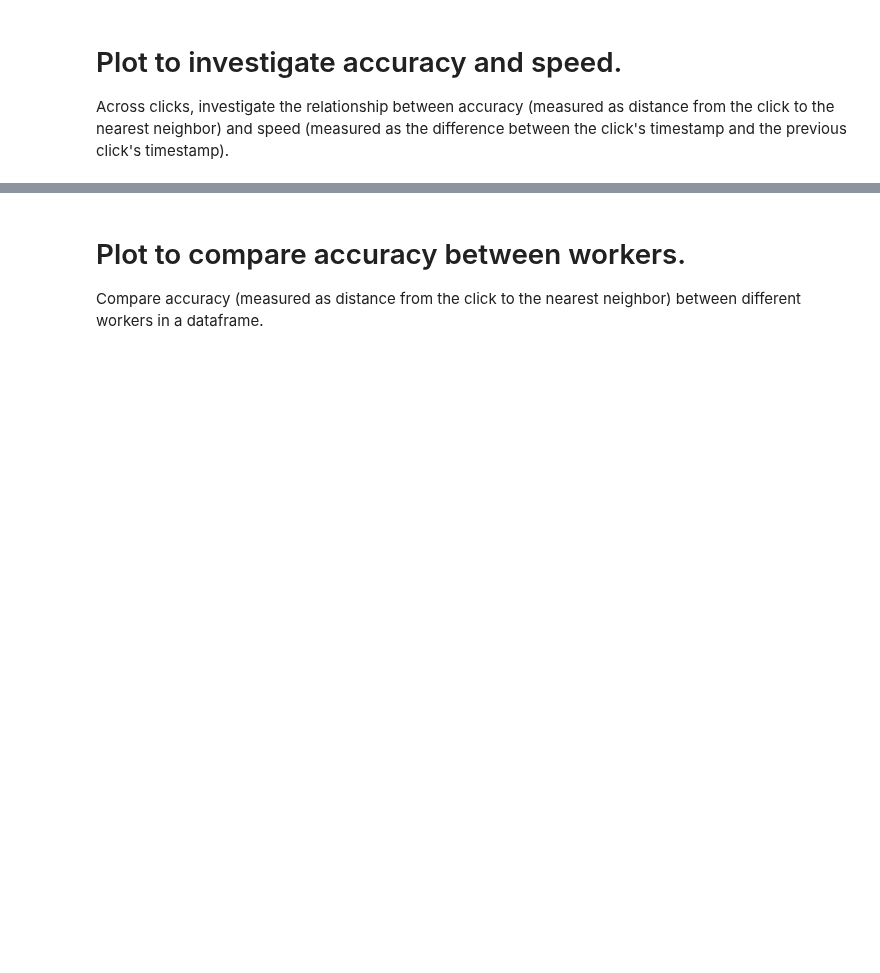
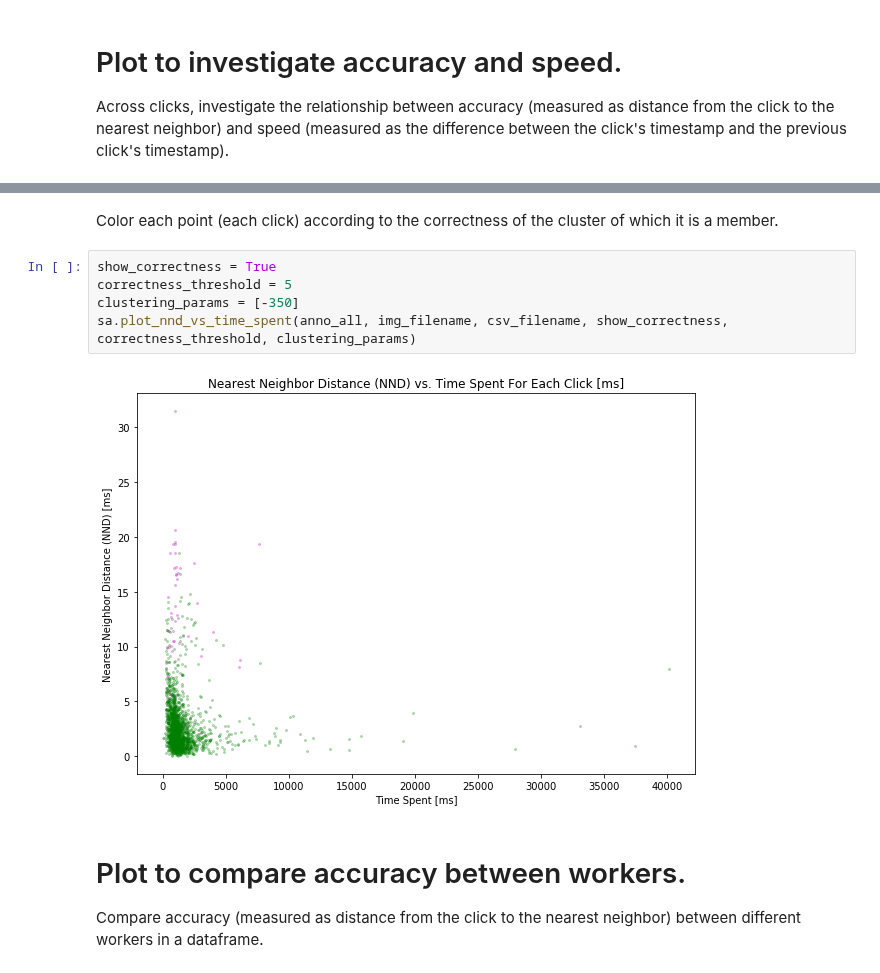
Before and after one commit to czbiohub-sf/instapipeline, a Jupyter notebook: Annotation/demo_20180703.ipynb, the cells around one changed output, grey strips where cells are left out. Saved outputs shown, nothing was run; the diff lists cells and outputs as text; blank space fills up the shorter version.

Commit message:
plot_nnd_vs_time_spent() now handles show correctness of cluster. Notebook reflects this.

```diff
--- a/Annotation/demo_20180703.ipynb
+++ b/Annotation/demo_20180703.ipynb
@@ -410,5 +389,14 @@ sa.plot_nnd_vs_time_spent(anno_all, img_filename, csv_filename, show_correctness
 # %% [output]
 [figure]
+# %% [markdown]
+Color each point (each click) according to the correctness of the cluster of which it is a member.
+# %%
+show_correctness = True
+correctness_threshold = 5
+clustering_params = [-350]
+sa.plot_nnd_vs_time_spent(anno_all, img_filename, csv_filename, show_correctness, correctness_threshold, clustering_params)
+# %% [output]
+[figure, added]
 # %% [markdown]
 # Plot to compare accuracy between workers.
 Compare accuracy (measured as distance from the click to the nearest neighbor) between different workers in a dataframe.
```
Also changed, not shown: parts of 16 cells of this notebook, 3 other files.
